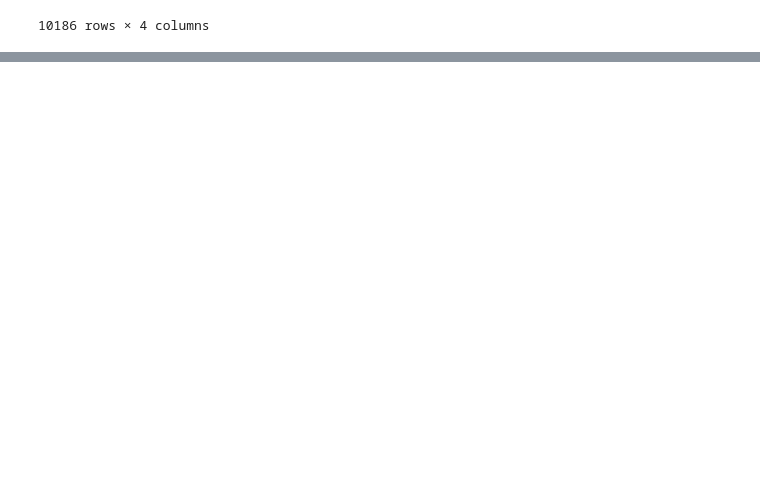
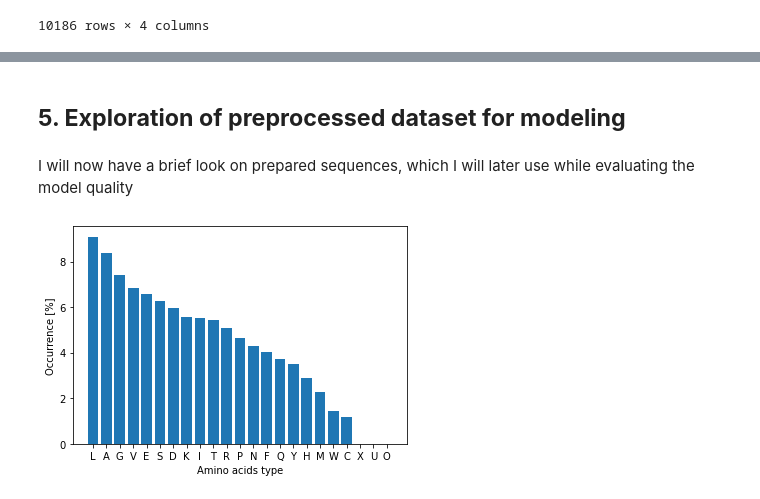
Before and after one commit to barsur93/protein_structure_prediction, a Jupyter notebook: protein_structure_prediction.ipynb, the cells around one changed output, grey strips where cells are left out. Cells and saved outputs as stored; diff of their text form; code cells hidden in the pictures; blank space fills up the shorter version.

Commit message:
visualization of processed sequences contents

```diff
--- a/protein_structure_prediction.ipynb
+++ b/protein_structure_prediction.ipynb
@@ -156,8 +155,6 @@ df_for_modeling
 # %%
 test_df = pd.DataFrame()
-test_df['seq_len'] = [len(x) for x in df_for_modeling.seq]
-test_df['sst_q8_len'] = [len(x) for x in df_for_modeling.sst_q8]
-test_df['sst_q3_len'] = [len(x) for x in df_for_modeling.sst_q3]
-
-# [len(x) for x in df_for_modeling.seq]
+test_df['seq_len'] = [len(x) for x in processes_sequeces.seq]
+test_df['sst_q8_len'] = [len(x) for x in processes_sequeces.sst_q8]
+test_df['sst_q3_len'] = [len(x) for x in processes_sequeces.sst_q3]
 # %%
@@ -170,0 +164,2 @@ len(df_for_modeling.iloc[0].seq)
+# %%
+processes_sequeces = processes_sequeces.assign(length=test_df.seq_len)
@@ -170,0 +172,15 @@ len(df_for_modeling.iloc[0].seq)
+# %%
+nonstandard_aa = 'BJOUZX'
+contains_nonstandard_aa = []
+nonstandard_types = []
+for sequence in processes_sequeces.seq:
+    i = 0
+    ns_types = ''
+    for letter in sequence:
+        if letter in nonstandard_aa:
+            i += 1
+            ns_types += letter
+    contains_nonstandard_aa.append(i)
+    nonstandard_types.append(ns_types)
+processes_sequeces = processes_sequeces.assign(contains_nonstandard_aa = contains_nonstandard_aa)
+processes_sequeces = processes_sequeces.assign(nonstandard_types = nonstandard_types)
@@ -170,0 +234,6 @@ len(df_for_modeling.iloc[0].seq)
+# %%
+processes_sequeces = processes_sequeces.drop(processes_sequeces[processes_sequeces.contains_nonstandard_aa > 10].index)
+# %% [markdown]
+## __5. Exploration of preprocessed dataset for modeling__
+# %% [markdown]
+I will now have a brief look on prepared sequences, which I will later use while evaluating the model quality
@@ -170,0 +242,4 @@ len(df_for_modeling.iloc[0].seq)
+# %%
+visualizer.visualize_occurrence(feature_series=processes_sequeces.seq, xlabel='Amino acids type').show()
+# %% [output]
+[figure, added]
```
Also changed, not shown: parts of 19 cells of this notebook, 1 other file.
